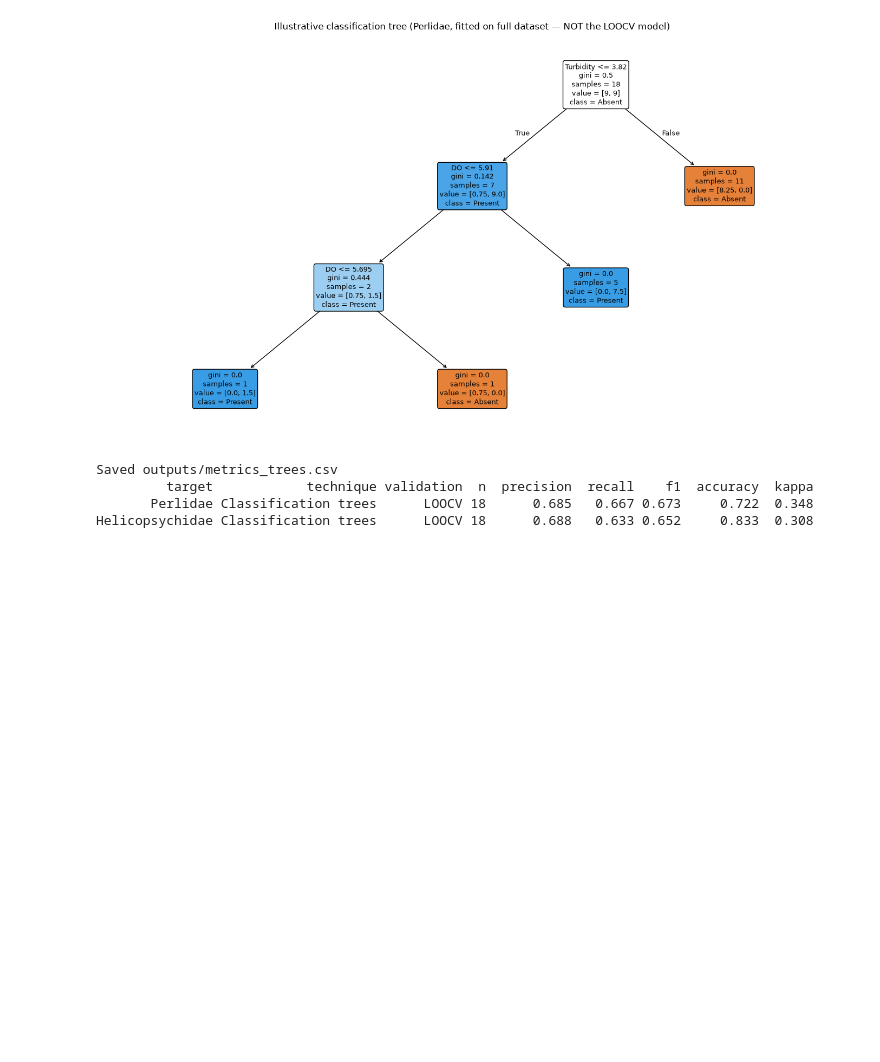
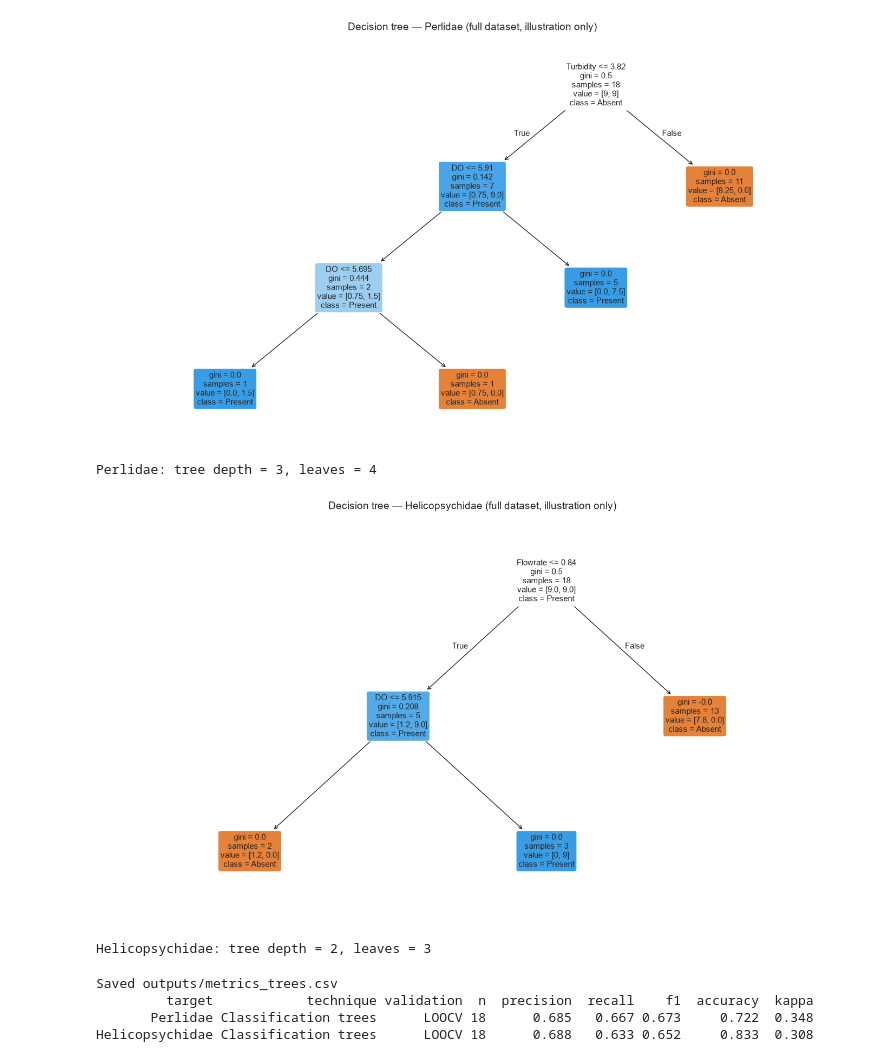
Before and after one commit to saulo1112/cali-river-biomonitoring, a Jupyter notebook: notebooks/03_classification_trees/03b_classification_trees_LOOCV.ipynb, the cells around one changed output. Saved outputs shown, nothing was run; the diff lists cells and outputs as text; code cells hidden in the pictures; blank space fills up the shorter version.

```diff
--- a/notebooks/03_classification_trees/03b_classification_trees_LOOCV.ipynb
+++ b/notebooks/03_classification_trees/03b_classification_trees_LOOCV.ipynb
@@ -79,13 +32,0 @@ Helicopsychidae LOOCV folds: 1 2 3 4 5 6 7 8 9 10 11 12 13 14 15 16 17 18 done.
-# %%
-# Confusion matrices and classification reports (validation, LOOCV)
-for taxon, cmap in [('Perlidae', 'Reds'), ('Helicopsychidae', 'Greens')]:
-    res = tree_results[taxon]
-    cm = confusion_matrix(res['y_true_val'], res['y_pred_val'], labels=[0, 1])
-    plt.figure(figsize=(3.6, 3.2))
-    sns.heatmap(cm, annot=True, fmt='d', cmap=cmap, xticklabels=['Absent', 'Present'],
-                yticklabels=['Absent', 'Present'])
-    plt.title(f"{taxon} — Tree LOOCV (validation)"); plt.xlabel('Predicted'); plt.ylabel('Observed')
-    plt.tight_layout(); plt.show()
-    print(f"=== {taxon} classification report (validation, LOOCV) ===")
-    print(classification_report(res['y_true_val'], res['y_pred_val'], labels=[0, 1],
-                                target_names=['Absent', 'Present'], zero_division=0))
@@ -120,13 +192,20 @@ generalisation estimates and should replace the hold-out numbers in the article.
 # %%
-# One representative tree fitted on the FULL dataset — for visualisation only
-feature_names_en = ['TOC', 'BOD5', 'Hardness', 'Magnesium', 'Turbidity', 'DO', 'Flowrate']
-clf_full = DecisionTreeClassifier(max_depth=3, random_state=42, class_weight='balanced')
-clf_full.fit(df[predictor_cols], df['Perlidae'])
-plt.figure(figsize=(14, 8))
-plot_tree(clf_full, feature_names=feature_names_en, class_names=['Absent', 'Present'],
-          filled=True, rounded=True, fontsize=9)
-plt.title("Illustrative classification tree (Perlidae, fitted on full dataset — NOT the LOOCV model)")
-plt.tight_layout(); plt.show()
+# Helper: fit a depth-3 tree on the FULL dataset and plot its diagram (illustration only)
+def plot_tree_diagram(y_col, taxon, filename):
+    clf = DecisionTreeClassifier(max_depth=3, random_state=42, class_weight='balanced')
+    clf.fit(df[predictor_cols], df[y_col])
+    plt.figure(figsize=(14, 8))
+    plot_tree(clf, feature_names=feature_names_en, class_names=['Absent', 'Present'],
+              filled=True, rounded=True, fontsize=11)
+    plt.title(f'Decision tree — {taxon} (full dataset, illustration only)', fontsize=14)
+    plt.tight_layout(); plt.savefig(f"../../outputs/{filename}", dpi=300); plt.show()
+    print(f"{taxon}: tree depth = {clf.get_depth()}, leaves = {clf.get_n_leaves()}")
+
+plot_tree_diagram('Perlidae', 'Perlidae', 'tree_diagram_perlidae.png')
+plot_tree_diagram('Trichoptera', 'Helicopsychidae', 'tree_diagram_helicopsychidae.png')
 # %% [output]
-[figure, old version]
+[figure, new version]
+Perlidae: tree depth = 3, leaves = 4
+[figure, added]
+Helicopsychidae: tree depth = 2, leaves = 3
 # %%
```
Also changed, not shown: parts of 23 cells of this notebook, 35 other files.
